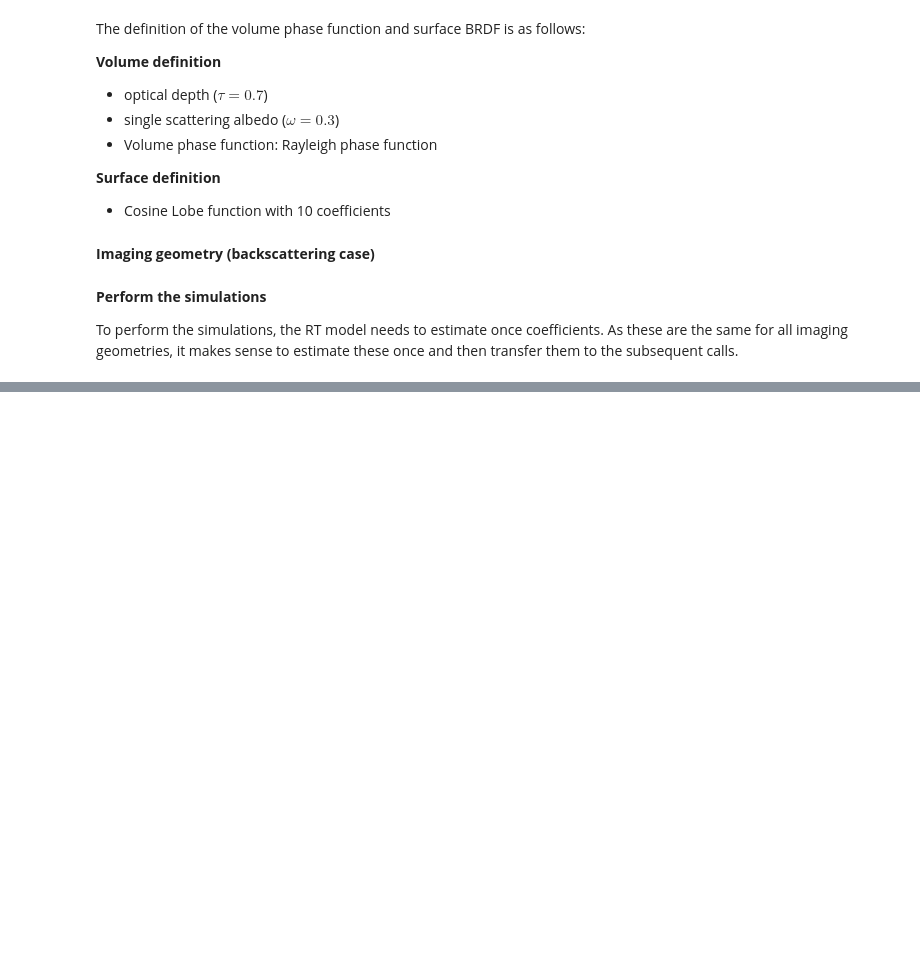
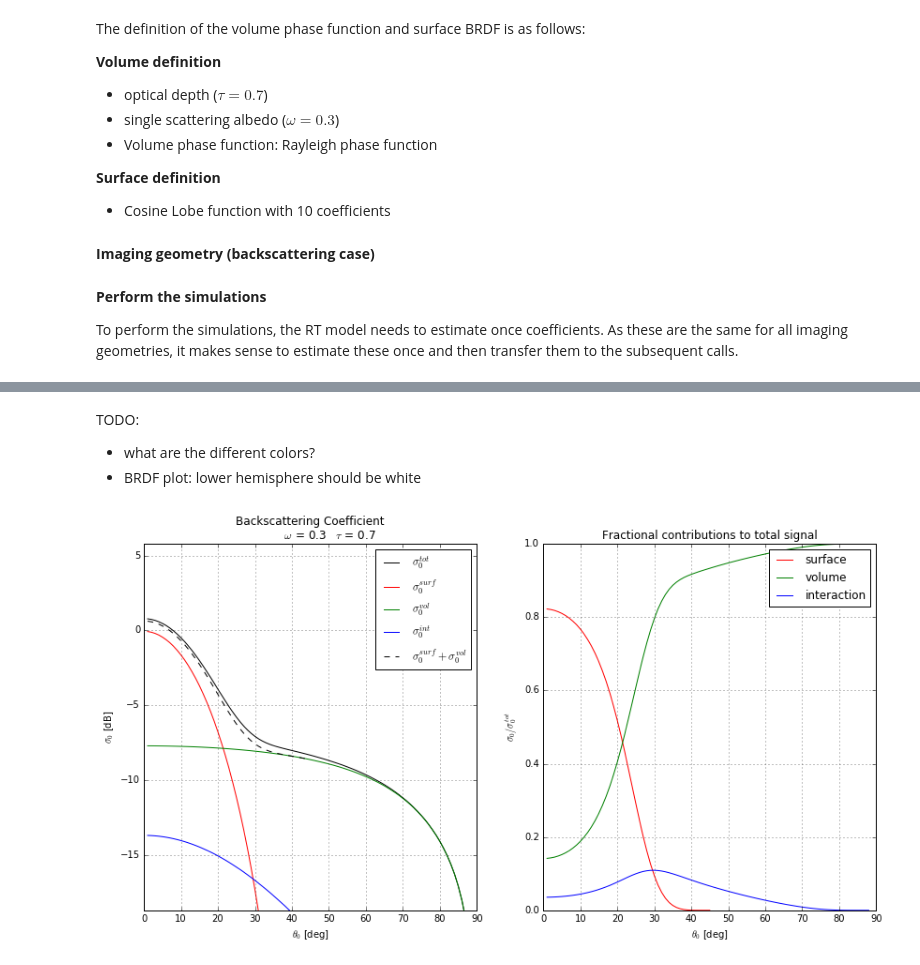
Before and after one commit to TUW-GEO/rt1, a Jupyter notebook: doc/examples/example01.ipynb, the cells around one changed output, grey strips where cells are left out. Saved outputs shown, nothing was run; the diff lists cells and outputs as text; code cells hidden in the pictures; blank space fills up the shorter version.

```diff
--- a/doc/examples/example01.ipynb
+++ b/doc/examples/example01.ipynb
@@ -72,0 +68,10 @@ array([ 0.09511944,  0.09431831,  0.09299915,  0.0911856 ,  0.08890987,
+# %% [markdown]
+TODO:
+
+* what are the different colors?
+* BRDF plot: lower hemisphere should be white
+# %%
+# plot backscatter as function of incidence angle
+plot2 = Plots().logmono(inc, Itot = Itot, Isurf = Isurf, Ivol = Ivol, Iint      = Iint, sig0=True, noint=True, label='Backscattering Coefficient'+'\n           $\\omega$ = ' + str(R.RV.omega) + '$ \quad \\tau$ = ' + str(R.RV.tau))
+# %% [output]
+[figure, added]
```
Also changed, not shown: parts of 4 cells of this notebook.
